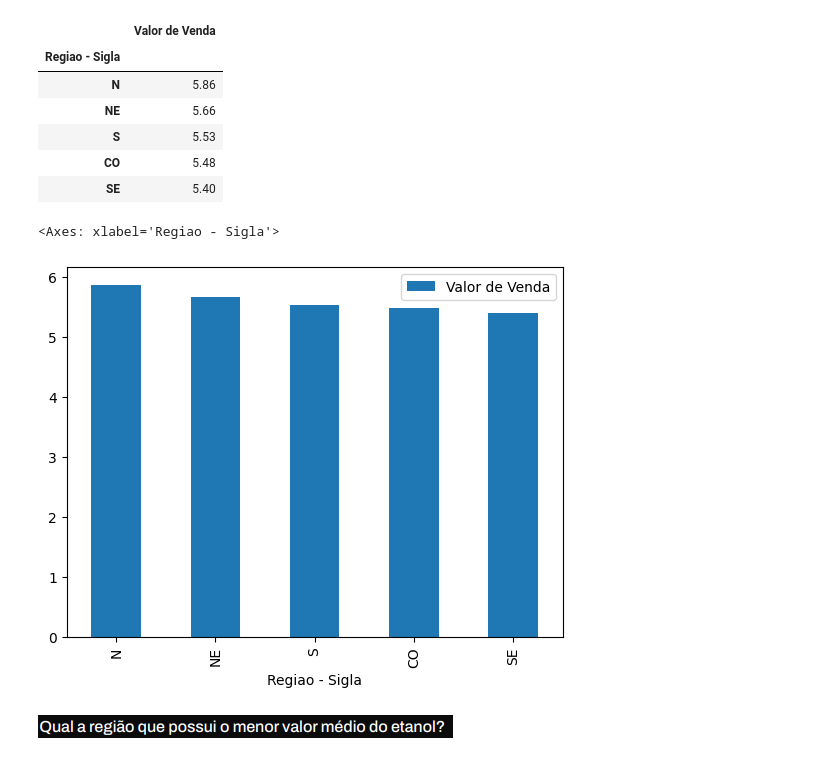
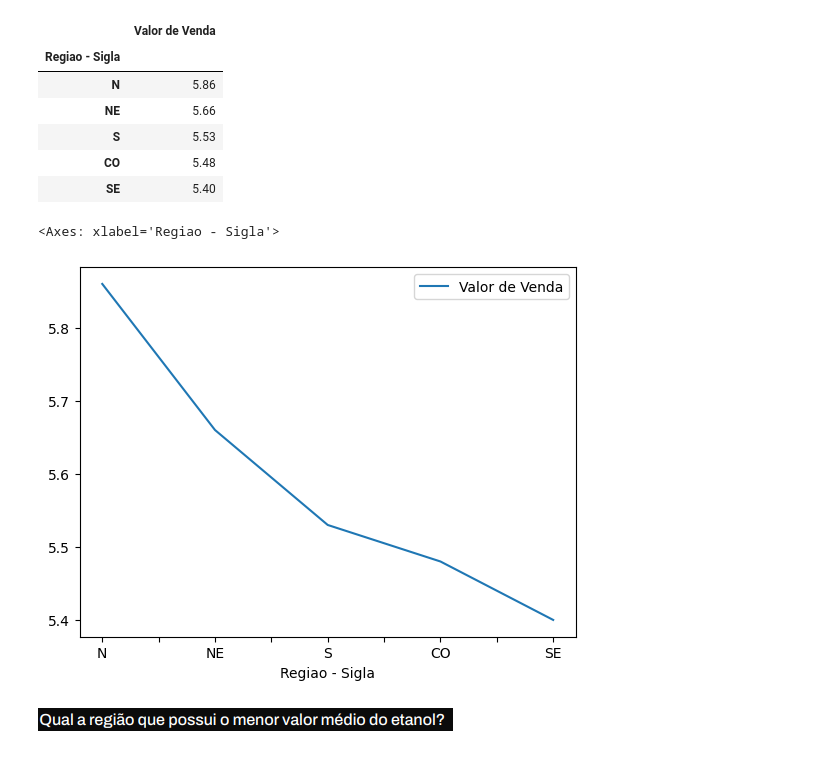
Before and after one commit to CassioRibeiro/PGM4, a Jupyter notebook: PGM4.ipynb, the cells around one changed output. Drawn from its saved outputs; the diff is of its cells as text; code cells hidden in the pictures.

```diff
--- a/PGM4.ipynb
+++ b/PGM4.ipynb
@@ -413,10 +371,10 @@ carogasolina_regiao
 | CO | 5.48 |
 | SE | 5.40 |
 # %%
-carogasolina_regiao.plot.bar()
+carogasolina_regiao.plot.line()
 # %% [output]
 <Axes: xlabel='Regiao - Sigla'>
-[figure, old version]
+[figure, new version]
 # %% [markdown]
 ![image.png](embedded-picture-1)
 # %%
```
Also changed, not shown: parts of 27 cells of this notebook.
